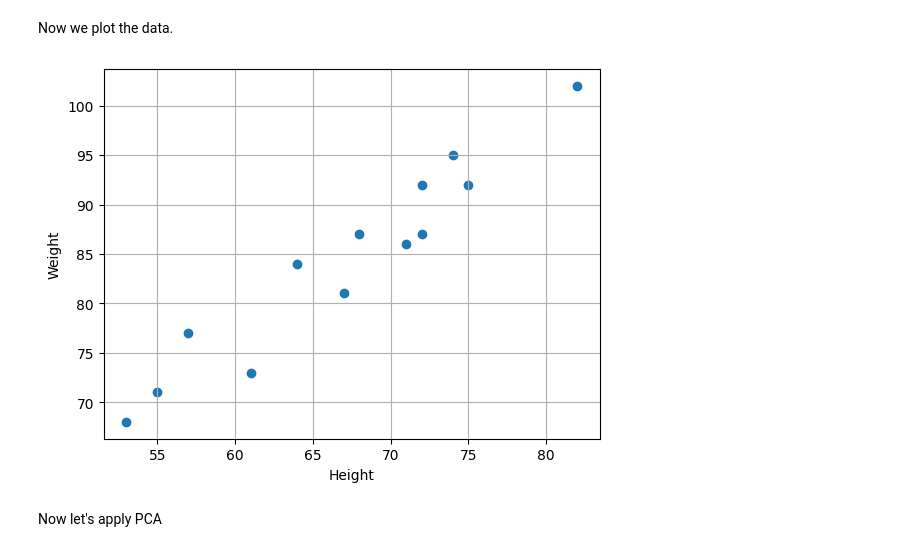
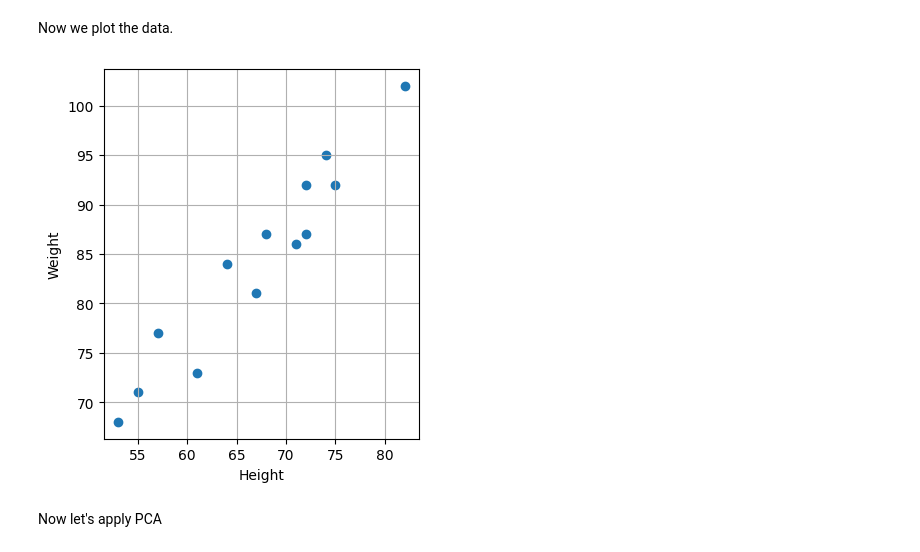
Before and after one commit to wilsbt/PCA, a Jupyter notebook: PCA_Comprehensive_Example.ipynb, the cells around one changed output. Drawn from its saved outputs; the diff is of its cells as text; code cells hidden in the pictures.

```diff
--- a/PCA_Comprehensive_Example.ipynb
+++ b/PCA_Comprehensive_Example.ipynb
@@ -12,12 +12,13 @@ Now we plot the data.
 # %%
 import matplotlib.pyplot as plt
 plt.scatter(heights, weights)
 plt.xlabel('Height')
 plt.ylabel('Weight')
 plt.grid()
+plt.gca().set_aspect('equal', adjustable='box')
 plt.savefig("pca_comprehensive_example_scatter_plot.pdf")
 # %% [output]
-[figure, old version]
+[figure, new version]
 # %% [markdown]
 Now let's apply PCA
 # %% [markdown]
```
Also changed, not shown: parts of 7 cells of this notebook.
